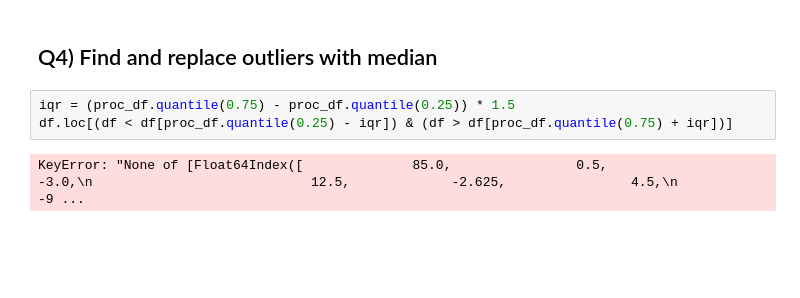
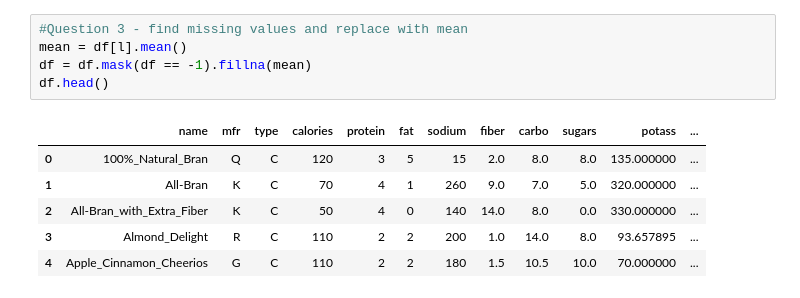
Before and after one commit to dhzdhd/DSE, a Jupyter notebook: Year 2/Semester 4/ML lab/Week 2/W2_cereals.ipynb, the cells around one changed output. Saved outputs shown, nothing was run; the diff lists cells and outputs as text; blank space fills up the shorter version.

```diff
--- a/Year 2/Semester 4/ML lab/Week 2/W2_cereals.ipynb
+++ b/Year 2/Semester 4/ML lab/Week 2/W2_cereals.ipynb
@@ -96,7 +75,12 @@ proc_df
-# %% [markdown]
-## Q4) Find and replace outliers with median
-# %%
-iqr = (proc_df.quantile(0.75) - proc_df.quantile(0.25)) * 1.5
-df.loc[(df < df[proc_df.quantile(0.25) - iqr]) & (df > df[proc_df.quantile(0.75) + iqr])]
-# %% [output]
-KeyError: "None of [Float64Index([              85.0,                0.5,               -3.0,\n                            12.5,             -2.625,                4.5,\n                            -9 ...
+# %%
+#Question 3 - find missing values and replace with mean
+mean = df[l].mean()
+df = df.mask(df == -1).fillna(mean)
+df.head()
+# %% [output]
+|  | name | mfr | type | calories | protein | fat | sodium | fiber | carbo | sugars | potass | ... |
+| 0 | 100%_Natural_Bran | Q | C | 120 | 3 | 5 | 15 | 2.0 | 8.0 | 8.0 | 135.000000 | ... |
+| 1 | All-Bran | K | C | 70 | 4 | 1 | 260 | 9.0 | 7.0 | 5.0 | 320.000000 | ... |
+| 2 | All-Bran_with_Extra_Fiber | K | C | 50 | 4 | 0 | 140 | 14.0 | 8.0 | 0.0 | 330.000000 | ... |
+| 3 | Almond_Delight | R | C | 110 | 2 | 2 | 200 | 1.0 | 14.0 | 8.0 | 93.657895 | ... |
+| 4 | Apple_Cinnamon_Cheerios | G | C | 110 | 2 | 2 | 180 | 1.5 | 10.5 | 10.0 | 70.000000 | ... |
```
Also changed, not shown: parts of 24 cells of this notebook, 4 other files.
